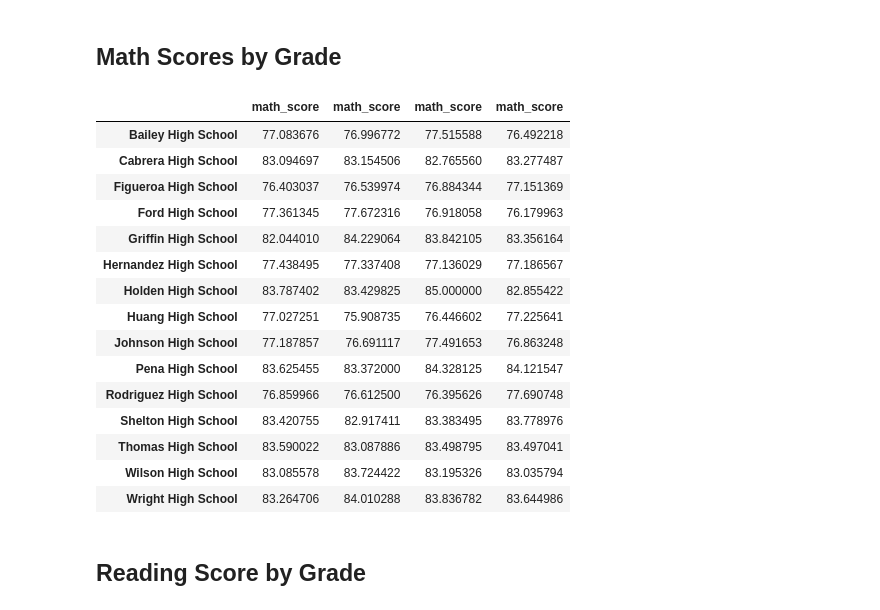
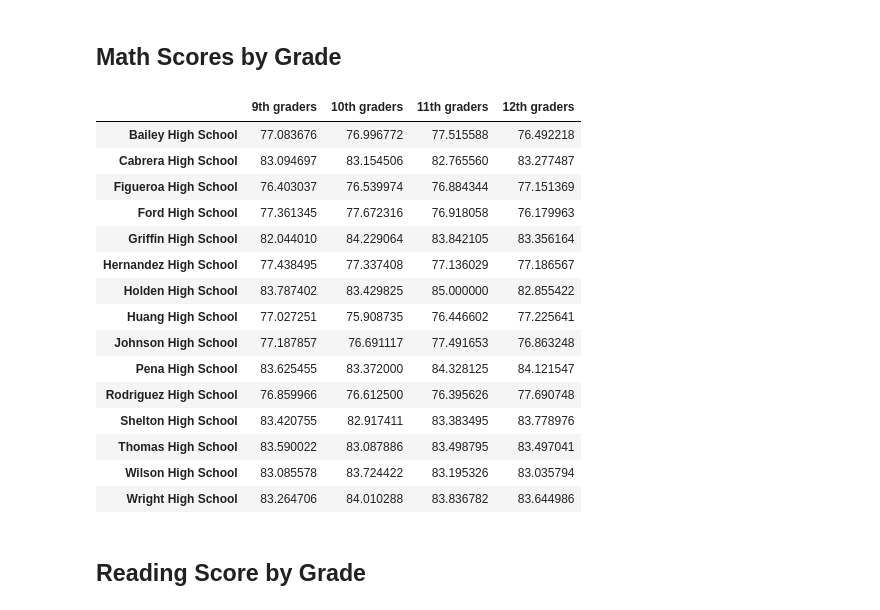
Before and after one commit to NMcHale029/pandas-challenge, a Jupyter notebook: PyCitySchools/PyCitySchools_starter.ipynb, the cells around one changed output. Drawn from its saved outputs; the diff is of its cells as text; code cells hidden in the pictures.

```diff
--- a/PyCitySchools/PyCitySchools_starter.ipynb
+++ b/PyCitySchools/PyCitySchools_starter.ipynb
@@ -400,36 +406,31 @@ bottom_schools.head(5)
 # %%
 # Use the code provided to separate the data by grade
 ninth_graders = school_data_complete[(school_data_complete["grade"] == "9th")]
 tenth_graders = school_data_complete[(school_data_complete["grade"] == "10th")]
 eleventh_graders = school_data_complete[(school_data_complete["grade"] == "11th")]
 twelfth_graders = school_data_complete[(school_data_complete["grade"] == "12th")]
 
 
 # Group by `school_name` and take the mean of the `math_score` column for each.
 ninth_grade_math_scores = ninth_graders.groupby(['school_name'])['math_score'].mean()
 tenth_grader_math_scores = tenth_graders.groupby(['school_name'])['math_score'].mean()
 eleventh_grader_math_scores = eleventh_graders.groupby(['school_name'])['math_score'].mean()
 twelfth_grader_math_scores = twelfth_graders.groupby(['school_name'])['math_score'].mean()
 
 # Combine each of the scores above into single DataFrame called `math_scores_by_grade`
-math_scores_by_grade = pd.concat([ninth_grade_math_scores, tenth_grader_math_scores,
-                                eleventh_grader_math_scores, twelfth_grader_math_scores], axis=1)
-
-math_scores_by_grade = math_scores_by_grade.rename(columns={"math_score"[0]: '9th', "math_score"[1]:'10th', 2:'11th', 3:'12th'})
-
-""" {'9th graders' : ninth_grade_math_scores},
-    {'10th graders' : tenth_grader_math_scores},
-    {'11th graders' : eleventh_grader_math_scores},
-    {'12th graders' : twelfth_grader_math_scores}
-]) """
+math_scores_by_grade = pd.DataFrame({
+    '9th graders' : ninth_grade_math_scores,
+    '10th graders' : tenth_grader_math_scores,
+    '11th graders' : eleventh_grader_math_scores,
+    '12th graders' : twelfth_grader_math_scores})
 
 # Minor data wrangling
 math_scores_by_grade.index.name = None
 
 # Display the DataFrame
 math_scores_by_grade
 # %% [output]
-|  | math_score | math_score | math_score | math_score |
+|  | 9th graders | 10th graders | 11th graders | 12th graders |
 | Bailey High School | 77.083676 | 76.996772 | 77.515588 | 76.492218 |
 | Cabrera High School | 83.094697 | 83.154506 | 82.765560 | 83.277487 |
 | Figueroa High School | 76.403037 | 76.539974 | 76.884344 | 77.151369 |
```
Also changed, not shown: parts of 14 cells of this notebook, 1 other file.
